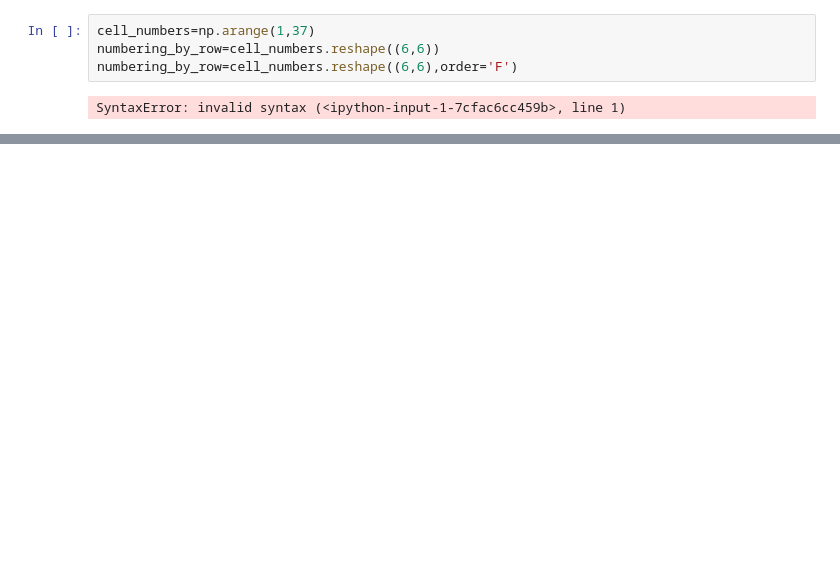
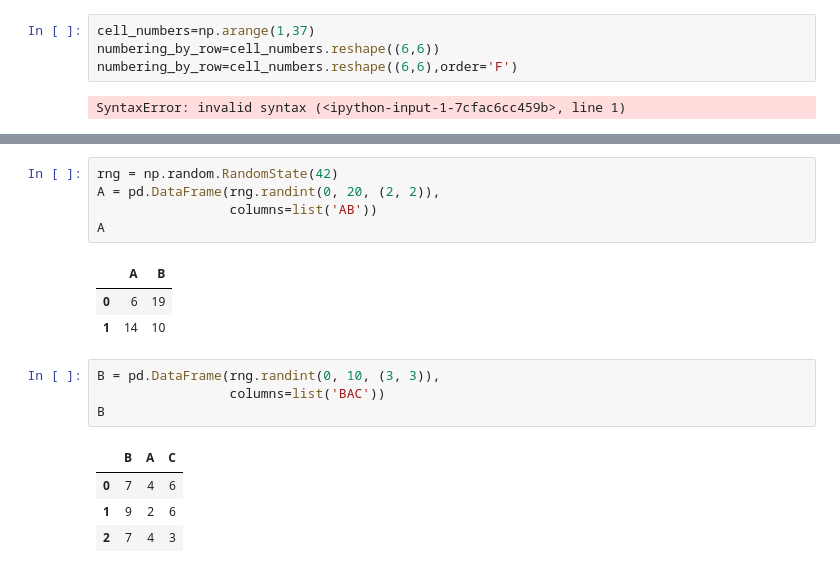
Before and after one commit to yz599/2020_2, a Jupyter notebook: 2020/Python4DS/1_intro_numpy.ipynb, the cells around one changed output, grey strips where cells are left out. Saved outputs shown, nothing was run; the diff lists cells and outputs as text; blank space fills up the shorter version.

```diff
--- a/2020/Python4DS/1_intro_numpy.ipynb
+++ b/2020/Python4DS/1_intro_numpy.ipynb
@@ -456,0 +504,18 @@ SyntaxError: invalid syntax (<ipython-input-1-7cfac6cc459b>, line 1)
+# %%
+rng = np.random.RandomState(42)
+A = pd.DataFrame(rng.randint(0, 20, (2, 2)),
+                 columns=list('AB'))
+A
+# %% [output]
+|  | A | B |
+| 0 | 6 | 19 |
+| 1 | 14 | 10 |
+# %%
+B = pd.DataFrame(rng.randint(0, 10, (3, 3)),
+                 columns=list('BAC'))
+B
+# %% [output]
+|  | B | A | C |
+| 0 | 7 | 4 | 6 |
+| 1 | 9 | 2 | 6 |
+| 2 | 7 | 4 | 3 |
```
Also changed, not shown: parts of 22 cells of this notebook, 54 other files.
